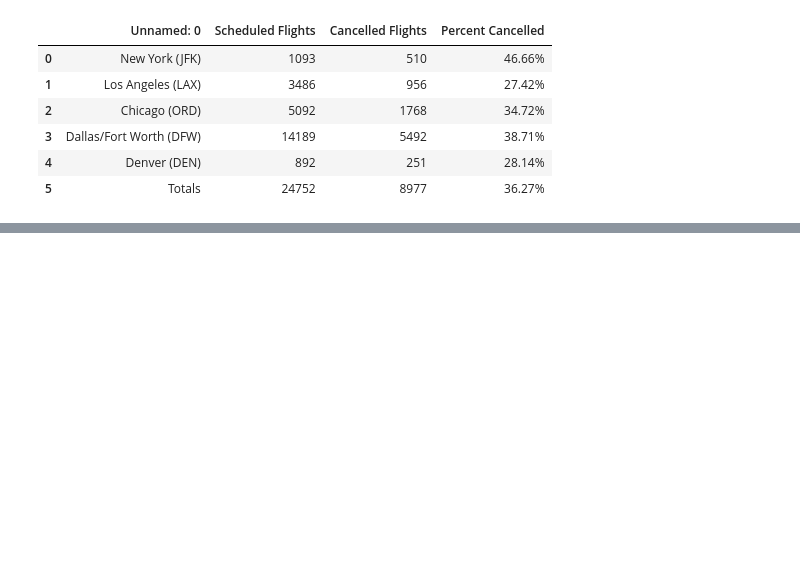
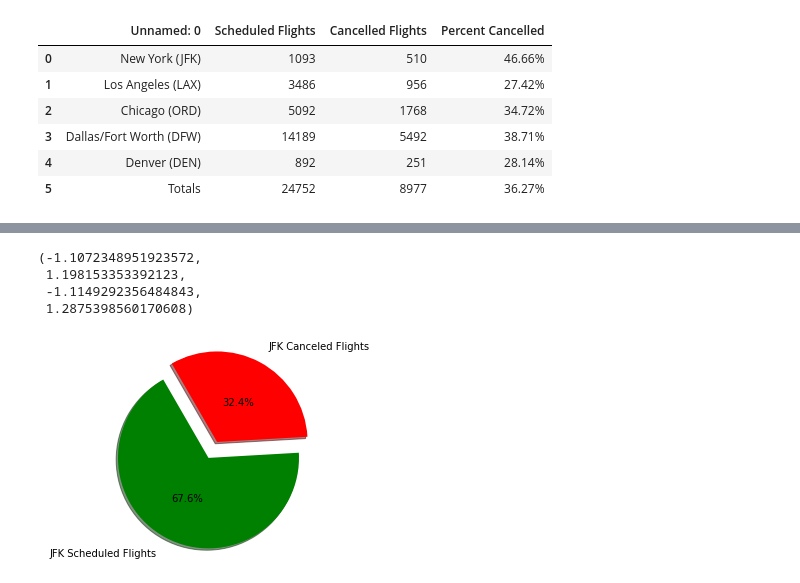
Before and after one commit to paulpreetam/Project1, a Jupyter notebook: Question 2.ipynb, the cells around one changed output, grey strips where cells are left out. Cells and saved outputs as stored; diff of their text form; code cells hidden in the pictures; blank space fills up the shorter version.

```diff
--- a/Question 2.ipynb
+++ b/Question 2.ipynb
@@ -33,0 +93,12 @@ data20_df
+# %%
+# Tell matplotlib to create a pie chart based upon the above data
+plt.pie(JFKcancels2, explode=explode, labels=JFK2020, colors=colors,
+        autopct="%1.1f%%", shadow=True, startangle=120, pctdistance=.5, labeldistance=1.2)
+# Create axes which are equal so we have a perfect circle
+plt.axis("equal")
+# %% [output]
+(-1.1072348951923572,
+ 1.198153353392123,
+ -1.1149292356484843,
+ 1.2875398560170608)
+[figure, added]
```
Also changed, not shown: parts of 11 cells of this notebook, 2 other files.
